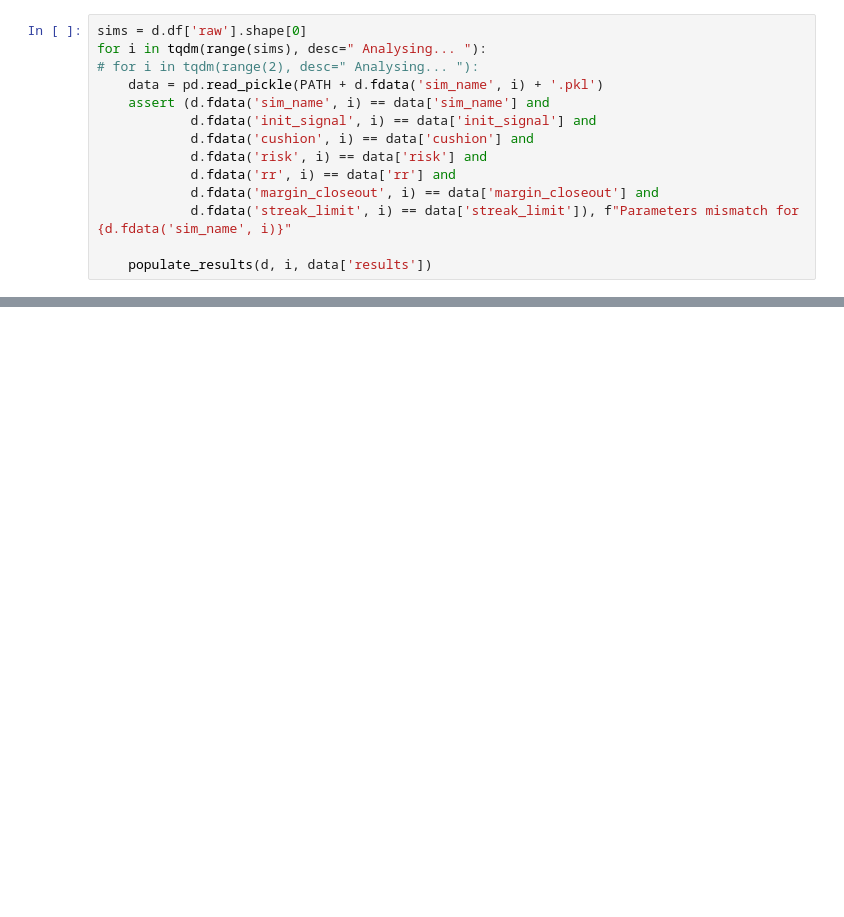
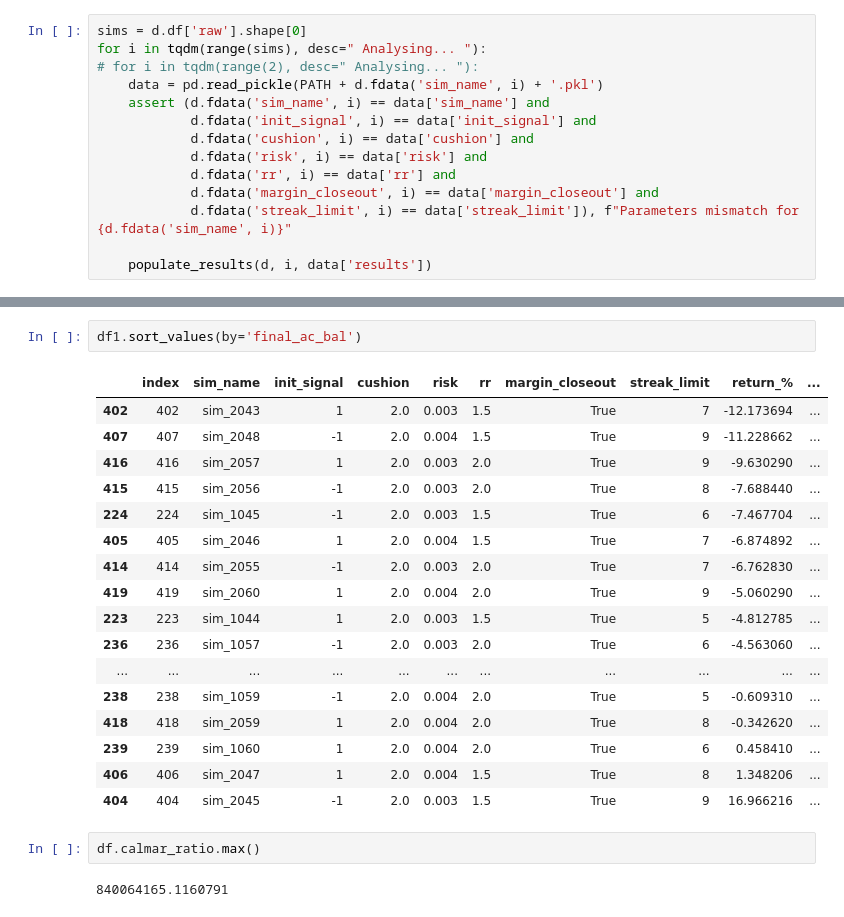
Before and after one commit to csvk/forex_bot, a Jupyter notebook: souvik/exploration/hedging-analysis.ipynb, the cells around one changed output, grey strips where cells are left out. Saved outputs shown, nothing was run; the diff lists cells and outputs as text; blank space fills up the shorter version.

```diff
--- a/souvik/exploration/hedging-analysis.ipynb
+++ b/souvik/exploration/hedging-analysis.ipynb
@@ -237,0 +437,24 @@ df = d.df['raw']
+# %%
+df1.sort_values(by='final_ac_bal')
+# %% [output]
+|  | index | sim_name | init_signal | cushion | risk | rr | margin_closeout | streak_limit | return_% | ... |
+| 402 | 402 | sim_2043 | 1 | 2.0 | 0.003 | 1.5 | True | 7 | -12.173694 | ... |
+| 407 | 407 | sim_2048 | -1 | 2.0 | 0.004 | 1.5 | True | 9 | -11.228662 | ... |
+| 416 | 416 | sim_2057 | 1 | 2.0 | 0.003 | 2.0 | True | 9 | -9.630290 | ... |
+| 415 | 415 | sim_2056 | -1 | 2.0 | 0.003 | 2.0 | True | 8 | -7.688440 | ... |
+| 224 | 224 | sim_1045 | -1 | 2.0 | 0.003 | 1.5 | True | 6 | -7.467704 | ... |
+| 405 | 405 | sim_2046 | 1 | 2.0 | 0.004 | 1.5 | True | 7 | -6.874892 | ... |
+| 414 | 414 | sim_2055 | -1 | 2.0 | 0.003 | 2.0 | True | 7 | -6.762830 | ... |
+| 419 | 419 | sim_2060 | 1 | 2.0 | 0.004 | 2.0 | True | 9 | -5.060290 | ... |
+| 223 | 223 | sim_1044 | 1 | 2.0 | 0.003 | 1.5 | True | 5 | -4.812785 | ... |
+| 236 | 236 | sim_1057 | -1 | 2.0 | 0.003 | 2.0 | True | 6 | -4.563060 | ... |
+| ... | ... | ... | ... | ... | ... | ... | ... | ... | ... | ... |
+| 238 | 238 | sim_1059 | -1 | 2.0 | 0.004 | 2.0 | True | 5 | -0.609310 | ... |
+| 418 | 418 | sim_2059 | 1 | 2.0 | 0.004 | 2.0 | True | 8 | -0.342620 | ... |
+| 239 | 239 | sim_1060 | 1 | 2.0 | 0.004 | 2.0 | True | 6 | 0.458410 | ... |
+| 406 | 406 | sim_2047 | 1 | 2.0 | 0.004 | 1.5 | True | 8 | 1.348206 | ... |
+| 404 | 404 | sim_2045 | -1 | 2.0 | 0.003 | 1.5 | True | 9 | 16.966216 | ... |
+# %%
+df.calmar_ratio.max()
+# %% [output]
+840064165.1160791
```
Also changed, not shown: parts of 50 cells of this notebook, 10 other files.
